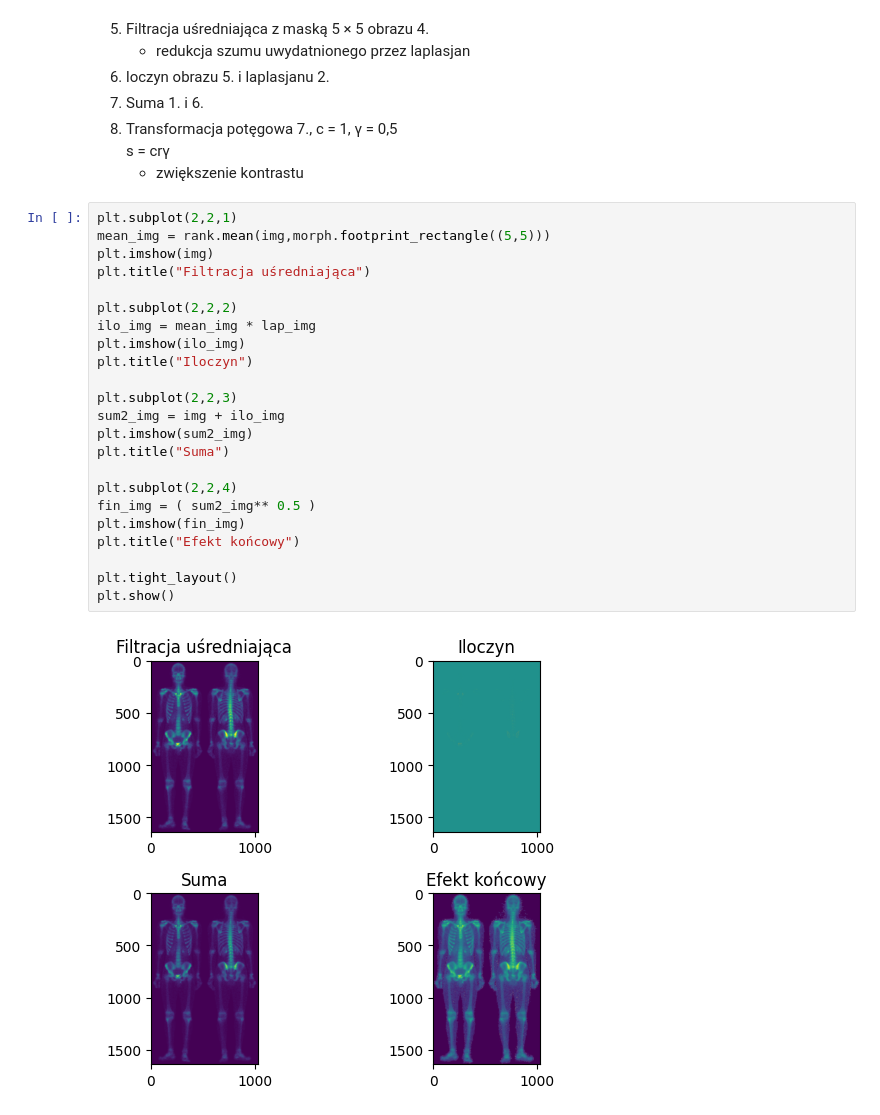
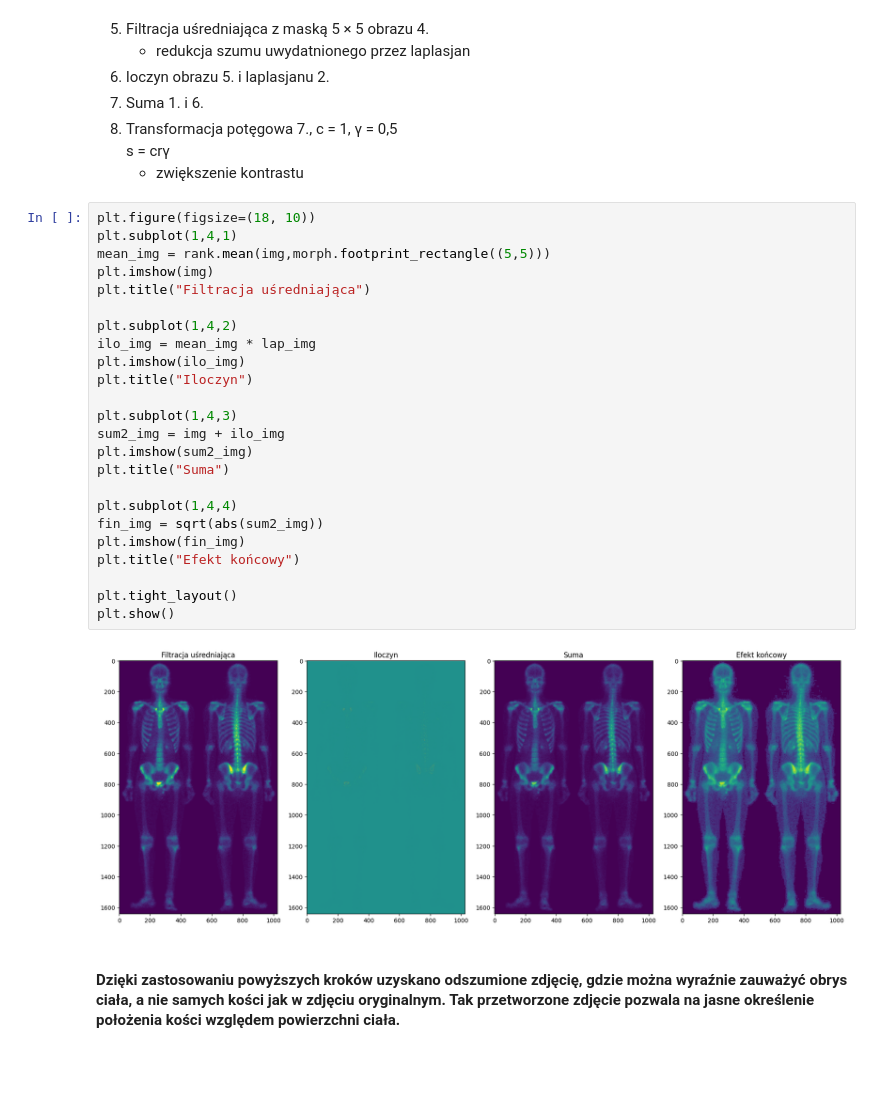
Before and after one commit to krysx7003/CPSO, a Jupyter notebook: Lab2/Cw12.ipynb, the cells around one changed output. Saved outputs shown, nothing was run; the diff lists cells and outputs as text; blank space fills up the shorter version.

```diff
--- a/Lab2/Cw12.ipynb
+++ b/Lab2/Cw12.ipynb
@@ -58,27 +61,30 @@ plt.show()
     s = crγ
    * zwiększenie kontrastu
 # %%
-plt.subplot(2,2,1)
+plt.figure(figsize=(18, 10))
+plt.subplot(1,4,1)
 mean_img = rank.mean(img,morph.footprint_rectangle((5,5)))
 plt.imshow(img)
 plt.title("Filtracja uśredniająca")
 
-plt.subplot(2,2,2)
+plt.subplot(1,4,2)
 ilo_img = mean_img * lap_img
 plt.imshow(ilo_img)
 plt.title("Iloczyn")
 
-plt.subplot(2,2,3)
+plt.subplot(1,4,3)
 sum2_img = img + ilo_img
 plt.imshow(sum2_img)
 plt.title("Suma")
 
-plt.subplot(2,2,4)
-fin_img = ( sum2_img** 0.5 )
+plt.subplot(1,4,4)
+fin_img = sqrt(abs(sum2_img))
 plt.imshow(fin_img)
 plt.title("Efekt końcowy")
 
 plt.tight_layout()
 plt.show()
 # %% [output]
-[figure, old version]
+[figure, new version]
+# %% [markdown]
+#### Dzięki zastosowaniu powyższych kroków uzyskano odszumione zdjęcię, gdzie można wyraźnie zauważyć obrys ciała, a nie samych kości jak w zdjęciu oryginalnym. Tak przetworzone zdjęcie pozwala na jasne określenie położenia kości względem powierzchni ciała.
```
Also changed, not shown: parts of 3 cells of this notebook, 16 other files.
